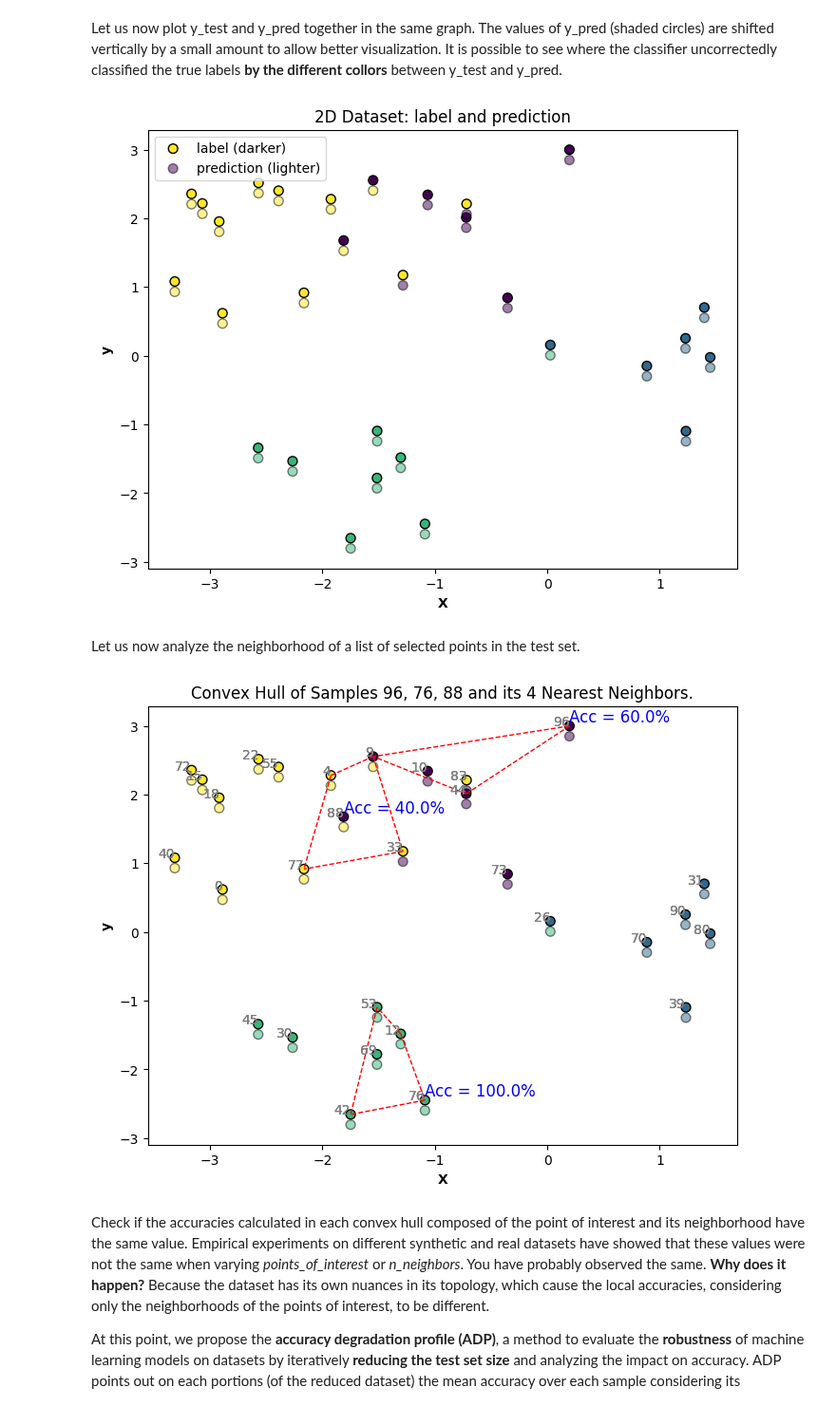
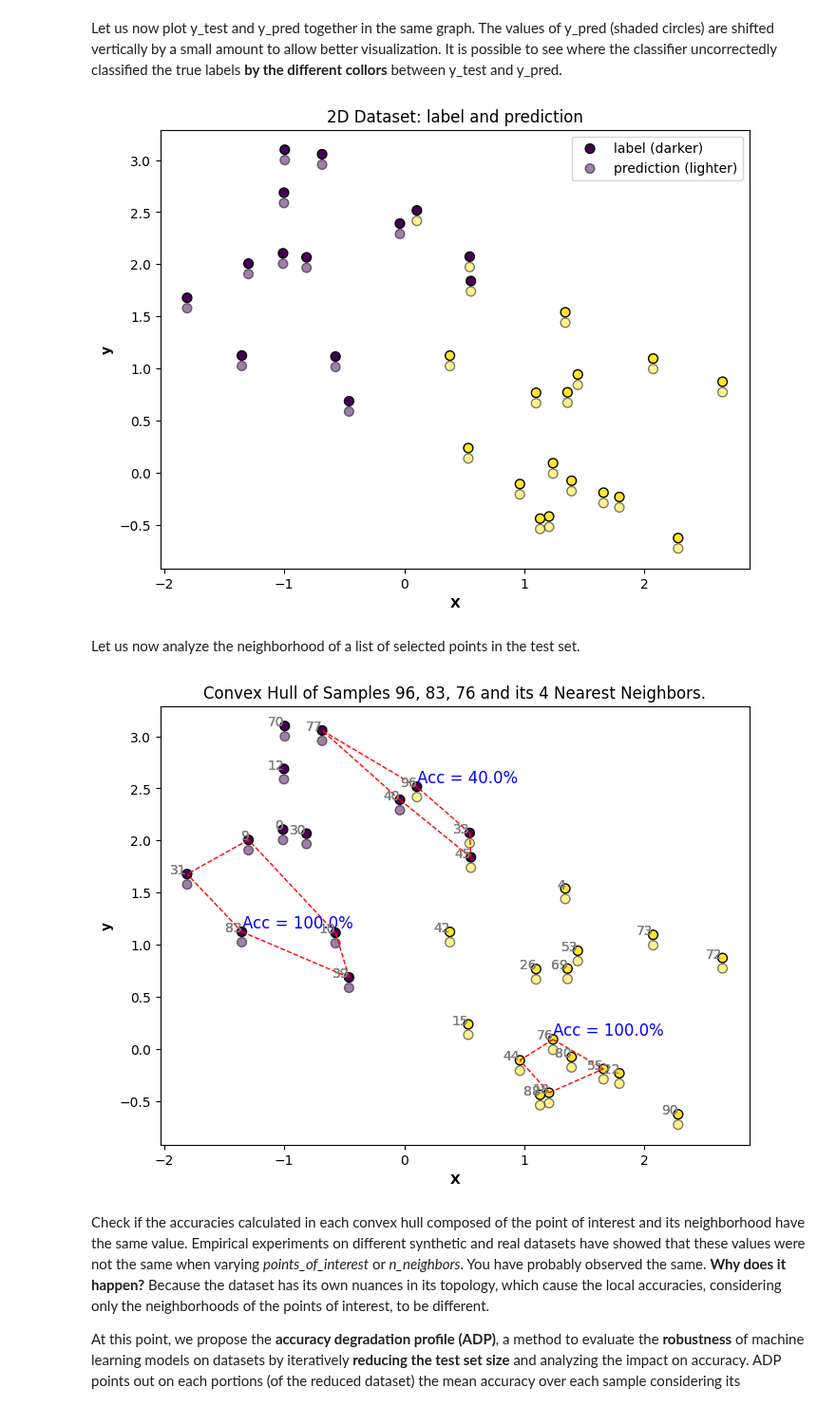
Before and after one commit to holistic-ai/holisticai, a Jupyter notebook: tutorials/robustness/measuring_robustness/measuring_accuracy_degradation_factor_classification.ipynb, the cells around one changed output. Shown at 95% size. Saved outputs shown, nothing was run; the diff lists cells and outputs as text; code cells hidden in the pictures.

Commit message:
fix: plots

```diff
--- a/tutorials/robustness/measuring_robustness/measuring_accuracy_degradation_factor_classification.ipynb
+++ b/tutorials/robustness/measuring_robustness/measuring_accuracy_degradation_factor_classification.ipynb
@@ -31,7 +31,7 @@ random_state = 42
 # Generate synthetic data using make_blobs with closer centers
 center_box = 2.5
 X, y = make_blobs(n_samples=100,
-                  centers=4,
+                  centers=2,
                   n_features=2,
                   cluster_std=0.8,
                   center_box=(-center_box, center_box),
@@ -79,29 +79,29 @@ plot_2d(X, y, highlight_group=test_indices, show_just_group=True)
 Let us now plot y_test and y_pred together in the same graph. The values of y_pred (shaded circles) are shifted vertically by a small amount to allow better visualization. It is possible to see where the classifier uncorrectedly classified the true labels **by the different collors** between y_test and y_pred.
 # %%
 # Plot y_test and y_pred simultaneously
-plot_label_and_prediction(X_test, y_test, y_pred, vertical_offset=0.15)
+plot_label_and_prediction(X_test, y_test, y_pred, vertical_offset=0.1)
 # %% [output]
-[figure, old version]
+[figure, new version]
 # %% [markdown]
 Let us now analyze the neighborhood of a list of selected points in the test set.
 # %%
 # Choose the size of the neighborhood
 n_neighbors = 4
 
 # Choose the points of interest
 # Example:
-points_of_interest = [96, 76, 88]
+points_of_interest = [96, 83, 76]
 
 # Plot points of interest and its neighborhoods
 plot_neighborhood(X_test,
                   y_test,
                   y_pred,
                   n_neighbors,
                   points_of_interest = points_of_interest,
-                  vertical_offset = 0.15,
+                  vertical_offset = 0.10,
                   indices_show = test_indices)
 # %% [output]
-[figure, old version]
+[figure, new version]
 # %% [markdown]
 Check if the accuracies calculated in each convex hull composed of the point of interest and its neighborhood have the same value. Empirical experiments on different synthetic and real datasets have showed that these values were not the same when varying *points_of_interest* or *n_neighbors*. You have probably observed the same. **Why does it happen?** Because the dataset has its own nuances in its topology, which cause the local accuracies, considering only the neighborhoods of the points of interest, to be different.
 
```
Also changed, not shown: parts of 27 cells of this notebook.
